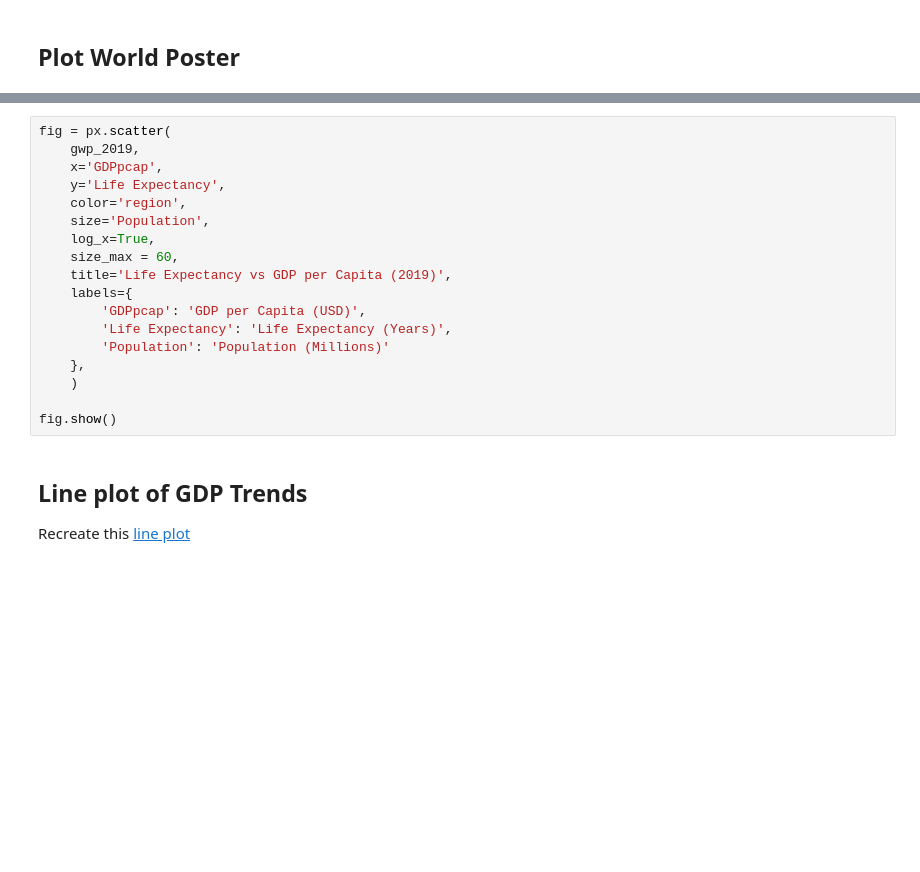
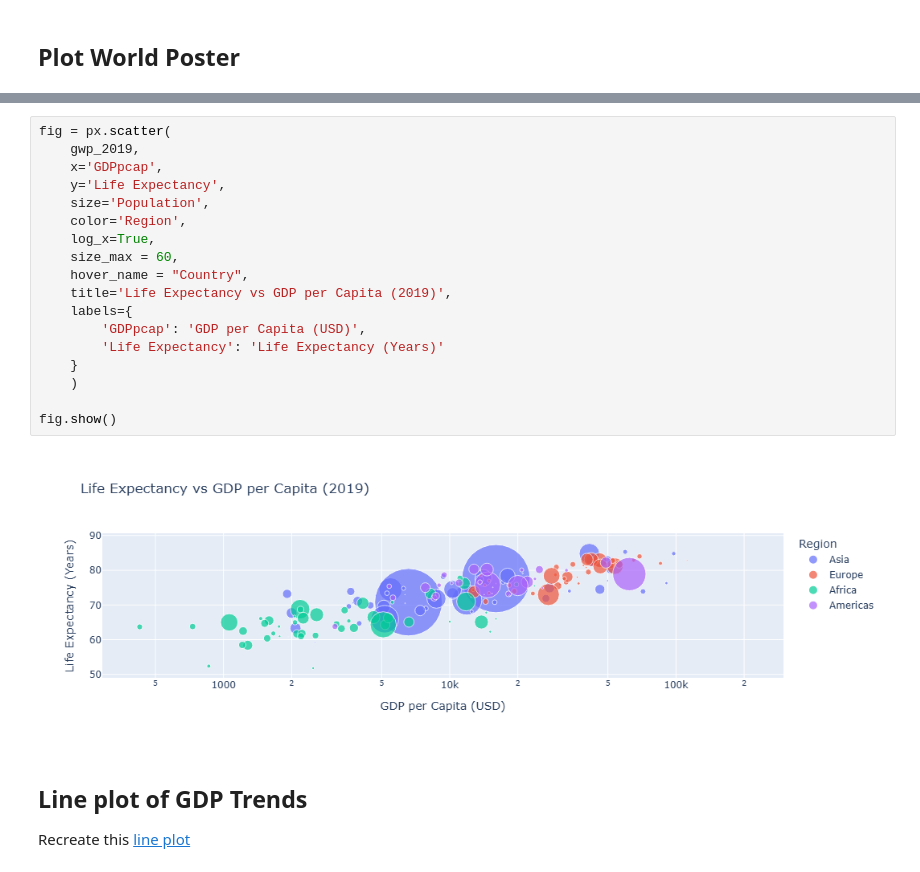
Before and after one commit to damouras/damouras.github.io, a Jupyter notebook: files/solutions.ipynb, the cells around one changed output, grey strips where cells are left out. Drawn from its saved outputs; the diff is of its cells as text; blank space fills up the shorter version.

```diff
--- a/files/solutions.ipynb
+++ b/files/solutions.ipynb
@@ -52,21 +54,23 @@ fig.show()
 # %%
 fig = px.scatter(
     gwp_2019,
     x='GDPpcap',
     y='Life Expectancy',
-    color='region',
     size='Population',
+    color='Region',
     log_x=True,
     size_max = 60,
+    hover_name = "Country",
     title='Life Expectancy vs GDP per Capita (2019)',
     labels={
         'GDPpcap': 'GDP per Capita (USD)',
-        'Life Expectancy': 'Life Expectancy (Years)',
-        'Population': 'Population (Millions)'
-    },
+        'Life Expectancy': 'Life Expectancy (Years)'
+    }
     )
 
 fig.show()
+# %% [output]
+[figure, added]
 # %% [markdown]
 ## Line plot of GDP Trends
 
```
Also changed, not shown: parts of 7 cells of this notebook, 3 other files.
